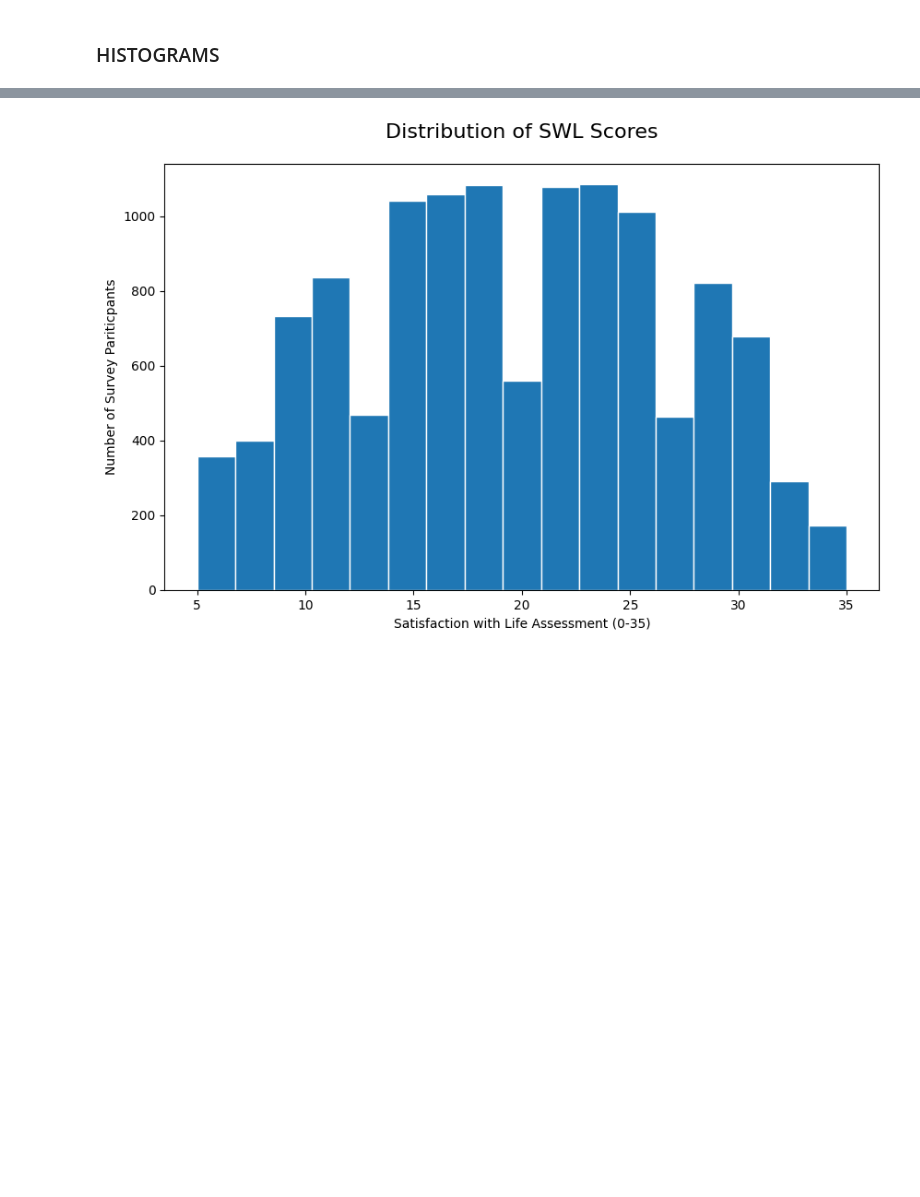
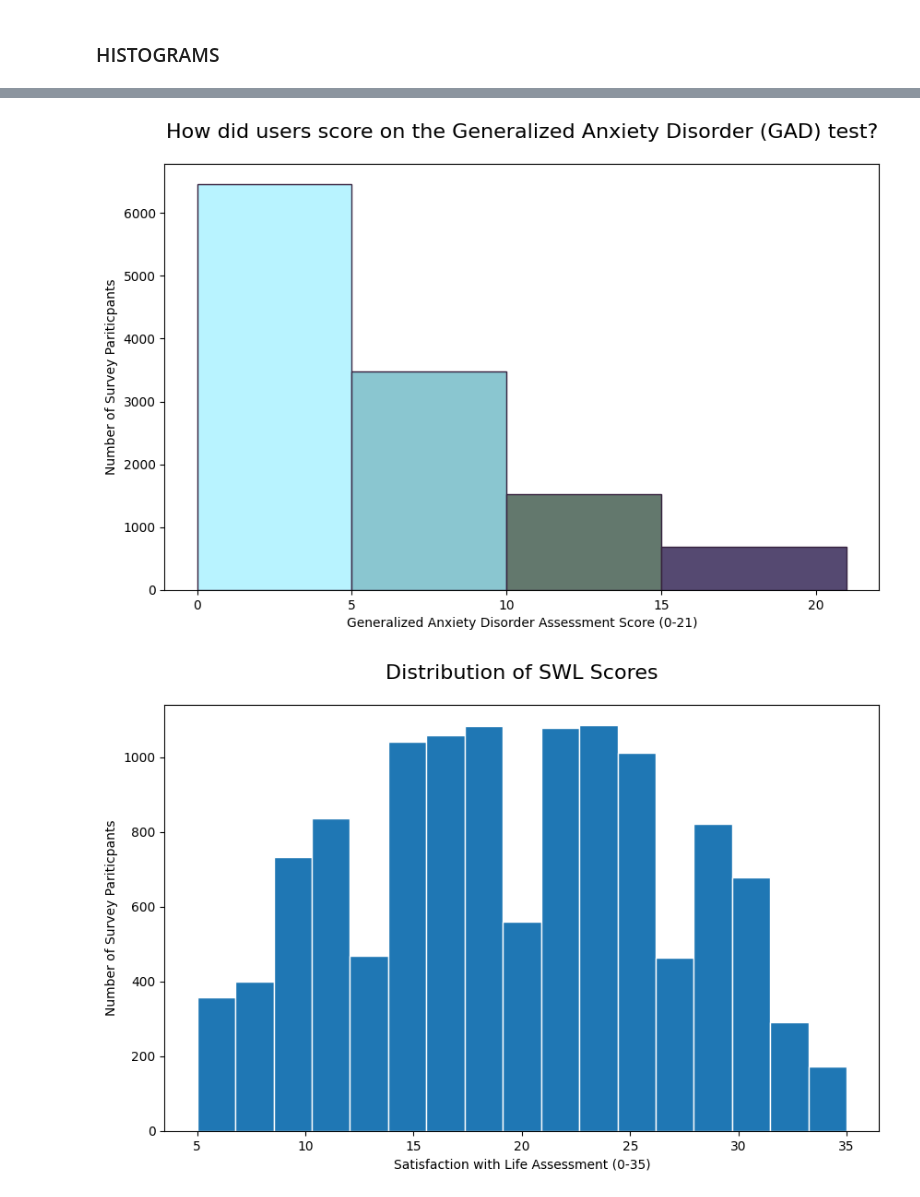
Before and after one commit to amallred/gaming-mental-health-analysis, a Jupyter notebook: charts.ipynb, the cells around one changed output, grey strips where cells are left out. Drawn from its saved outputs; the diff is of its cells as text; code cells hidden in the pictures; blank space fills up the shorter version.

```diff
--- a/charts.ipynb
+++ b/charts.ipynb
@@ -49,3 +92,30 @@ plt.show()
+# %%
+# How did users score on the Generalized Anxiety Disorder (GAD) test?
+
+# Resources:
+#   Custom bin size: https://stackoverflow.com/questions/6986986/bin-size-in-matplotlib-histogram
+#   Custom bin colors: https://www.youtube.com/watch?v=mmjMQkUych8
+#   Bin colors with legend: https://stackoverflow.com/questions/43872450/matplotlib-histogram-with-multiple-legend-entries
+# Explanation of scores: https://www.hiv.uw.edu/page/mental-health-screening/gad-7
+
+plt.figure(figsize=(10,6))
+n, bins, patches = plt.hist(
+    df['GAD_Total'],
+    bins=[0, 5, 10, 15, 21],
+    edgecolor=colors[-1]
+)
+
+for i in range(len(n)):
+    c=colors_light_dark[i]
+    patches[i].set_fc(c)
+
+plt.xlabel("Generalized Anxiety Disorder Assessment Score (0-21)")
+plt.ylabel("Number of Survey Pariticpants")
+plt.title("How did users score on the Generalized Anxiety Disorder (GAD) test?", fontsize=16, pad=20)
+
+plt.show()
+# %% [output]
+[figure, added]
 # %%
 plt.figure(figsize=(10,6))
 plt.hist(
```
Also changed, not shown: parts of 10 cells of this notebook, 12 other files.
